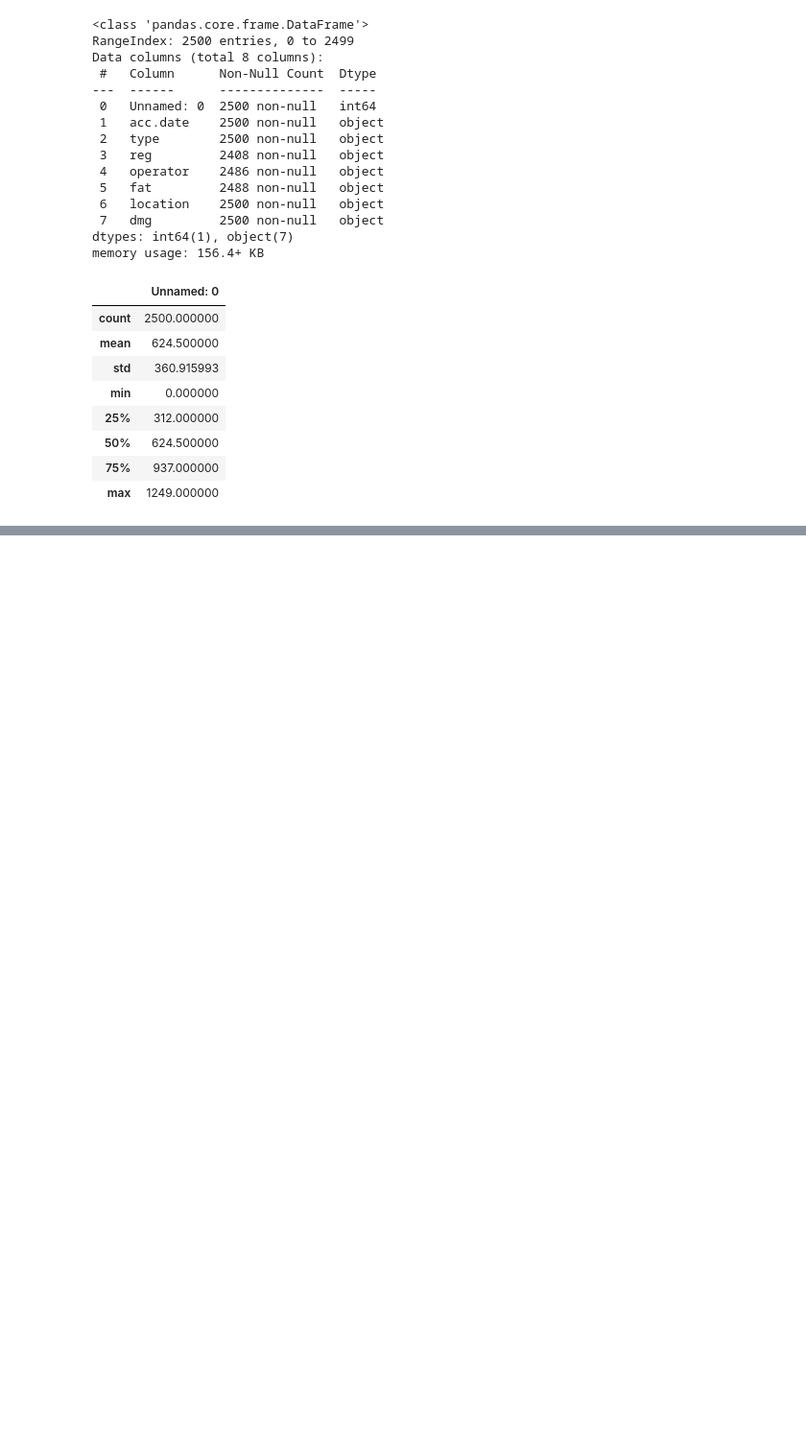
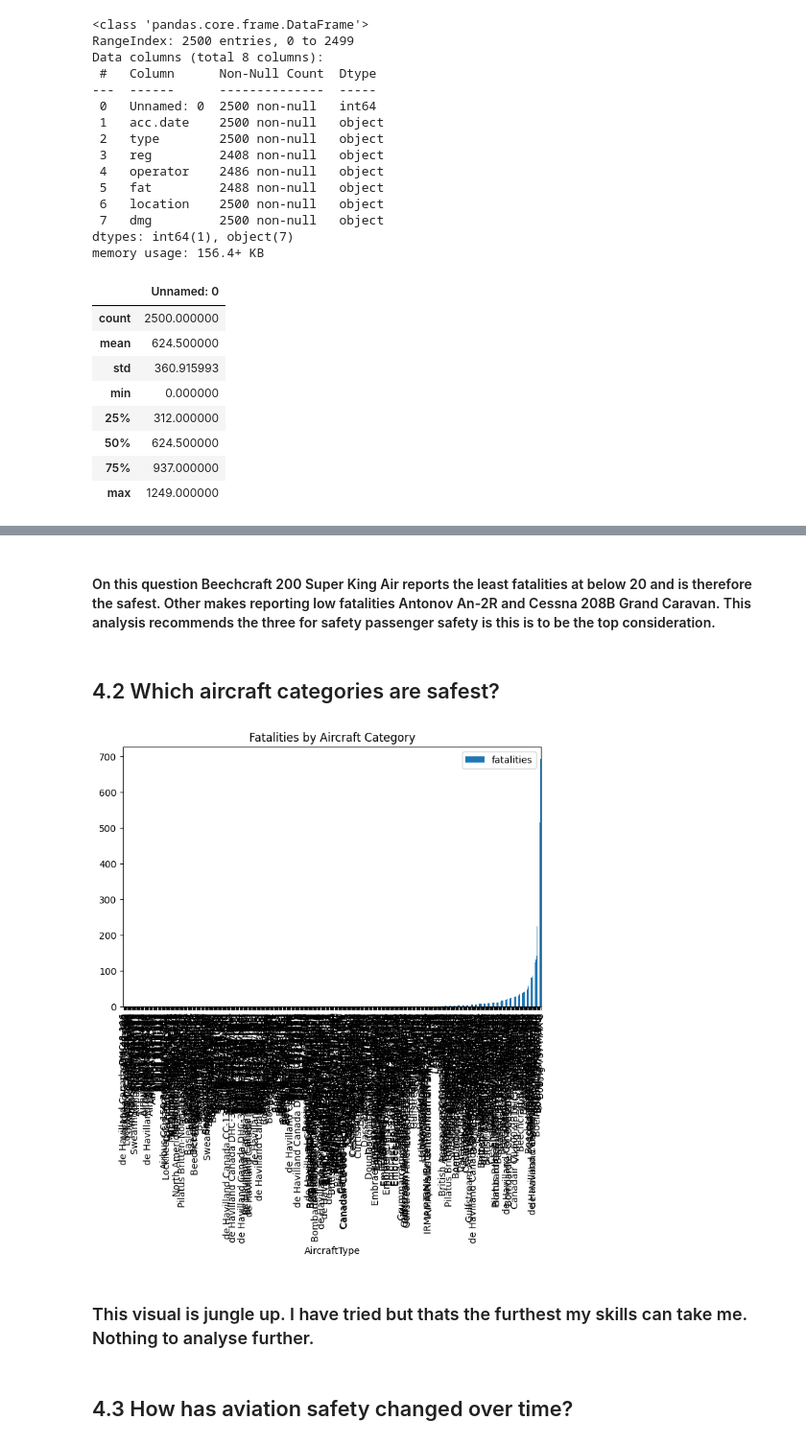
Before and after one commit to nyaruanda/Phase1_Aviation_Project, a Jupyter notebook: Aviation_risk_Analysis.ipynb, the cells around one changed output, grey strips where cells are left out. Shown at 96% size. Saved outputs shown, nothing was run; the diff lists cells and outputs as text; code cells hidden in the pictures; blank space fills up the shorter version.

```diff
--- a/Aviation_risk_Analysis.ipynb
+++ b/Aviation_risk_Analysis.ipynb
@@ -103,0 +204,28 @@ df.describe()
+# %% [markdown]
+#### On this question Beechcraft 200 Super King Air reports the least fatalities at below 20 and is therefore the safest. Other makes reporting low fatalities Antonov An-2R and Cessna 208B Grand Caravan. This analysis recommends the three for safety passenger safety is this is to be the top consideration.
+# %% [markdown]
+## 4.2 Which aircraft categories are safest?
+# %%
+category_risk = (
+    aviation
+    .groupby("AircraftType")
+    .agg(
+        accidents=("AircraftType", "count"),
+        fatalities=("Fatalities", "sum")
+    )
+    .sort_values("fatalities")
+)
+# %%
+category_risk.plot(
+    kind="bar",
+    y="fatalities",
+    title="Fatalities by Aircraft Category",
+    figsize=(8,5)
+)
+plt.show()
+# %% [output]
+[figure, added]
+# %% [markdown]
+### This visual is jungle up. I have tried but thats the furthest my skills can take me. Nothing to analyse further.
+# %% [markdown]
+## 4.3 How has aviation safety changed over time?
```
Also changed, not shown: parts of 38 cells of this notebook.
